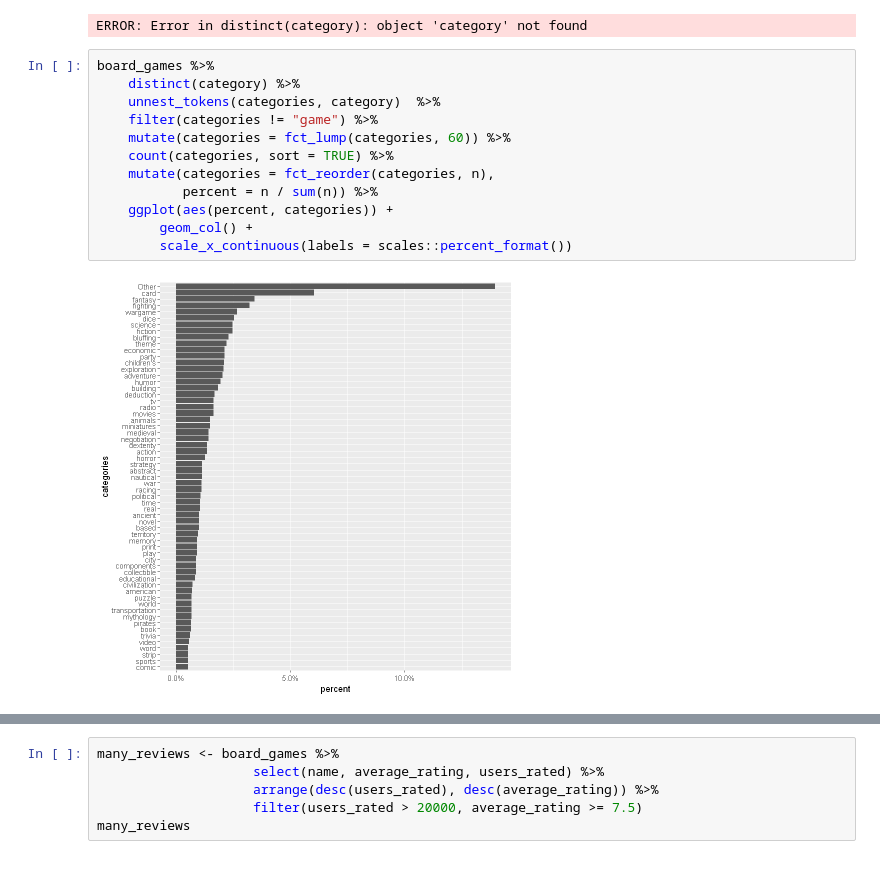
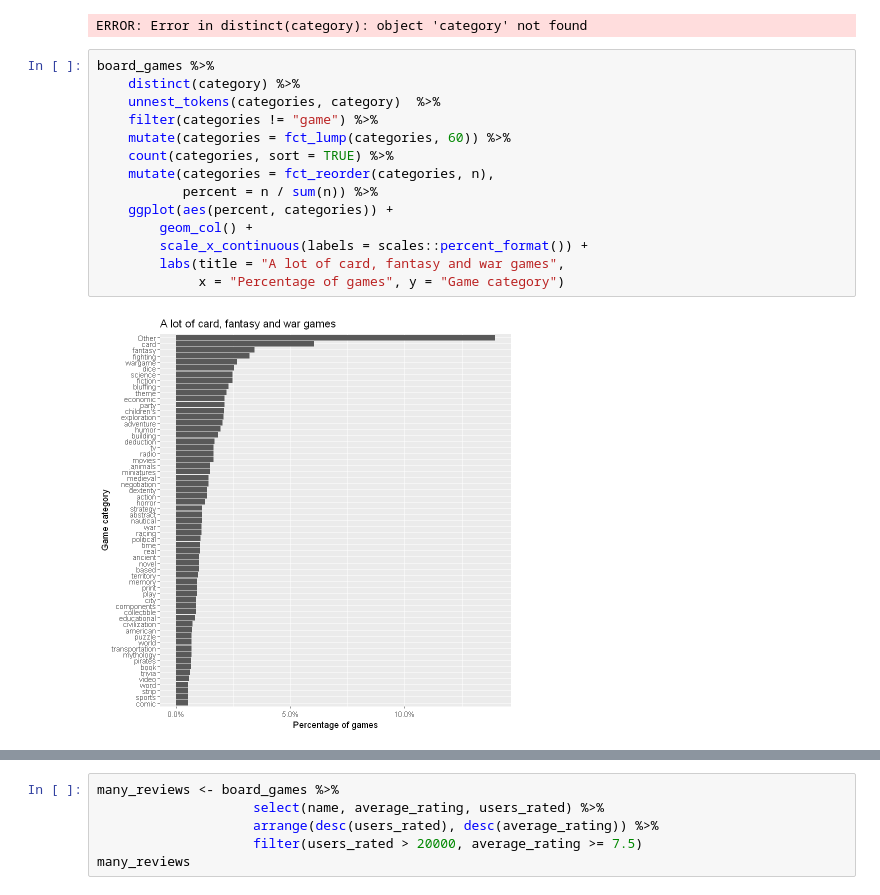
Before and after one commit to notblank/Curso-Stat-Public, a Jupyter notebook: Cursos/Temas Extra/Board Games.ipynb, the cells around one changed output, grey strips where cells are left out. Saved outputs shown, nothing was run; the diff lists cells and outputs as text.

```diff
--- a/Cursos/Temas Extra/Board Games.ipynb
+++ b/Cursos/Temas Extra/Board Games.ipynb
@@ -126,14 +126,16 @@ ERROR: Error in distinct(category): object 'category' not found
 # %%
 board_games %>%
     distinct(category) %>%
     unnest_tokens(categories, category)  %>%
     filter(categories != "game") %>%
     mutate(categories = fct_lump(categories, 60)) %>%
     count(categories, sort = TRUE) %>%
     mutate(categories = fct_reorder(categories, n),
            percent = n / sum(n)) %>%
     ggplot(aes(percent, categories)) +
         geom_col() +
-        scale_x_continuous(labels = scales::percent_format())
+        scale_x_continuous(labels = scales::percent_format()) +
+        labs(title = "A lot of card, fantasy and war games",
+             x = "Percentage of games", y = "Game category")
 # %% [output]
-[figure, old version]
+[figure, new version]
```
Also changed, not shown: parts of 5 cells of this notebook.
